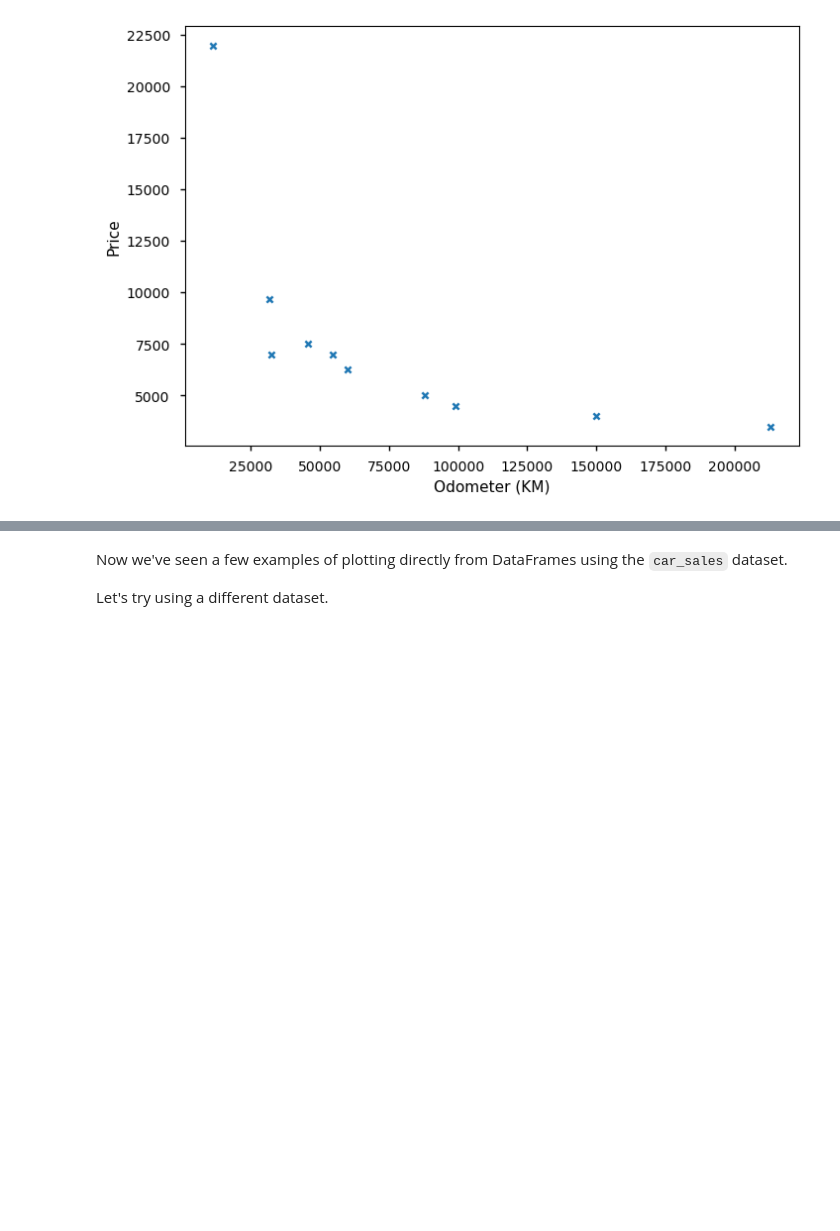
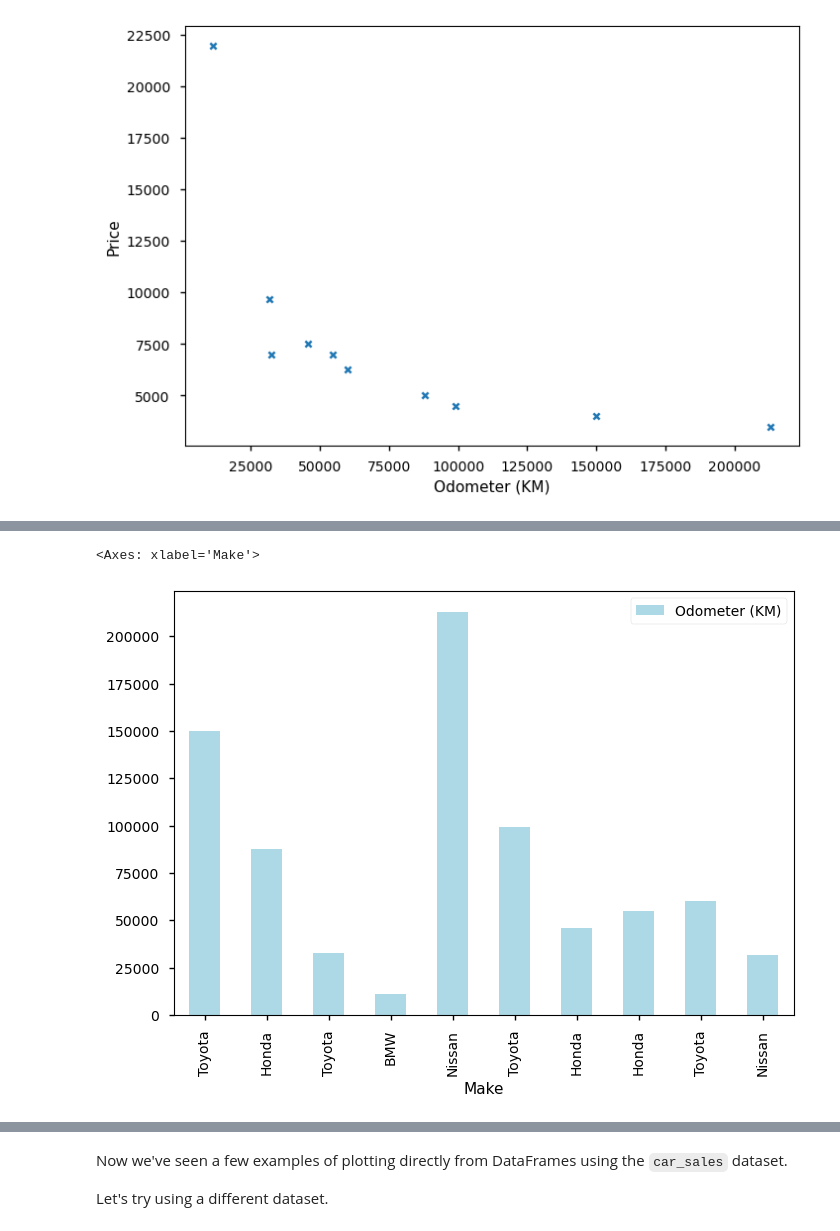
Before and after one commit to AidenHadisi/ml-journey, a Jupyter notebook: 003_matplotlib_exercises.ipynb, the cells around one changed output, grey strips where cells are left out. Drawn from its saved outputs; the diff is of its cells as text; code cells hidden in the pictures; blank space fills up the shorter version.

```diff
--- a/003_matplotlib_exercises.ipynb
+++ b/003_matplotlib_exercises.ipynb
@@ -321,4 +321,8 @@ df.plot.bar(color=["red","purple", "blue", "pink"]);
 # %%
 # Create a bar graph of the 'Make' and 'Odometer (KM)' columns in the car_sales DataFrame
+car_sales.plot.bar(x="Make", y="Odometer (KM)", color="lightblue")
+# %% [output]
+<Axes: xlabel='Make'>
+[figure, added]
 # %%
 # Create a histogram of the 'Odometer (KM)' column
```
Also changed, not shown: parts of 16 cells of this notebook, 1 other file.
